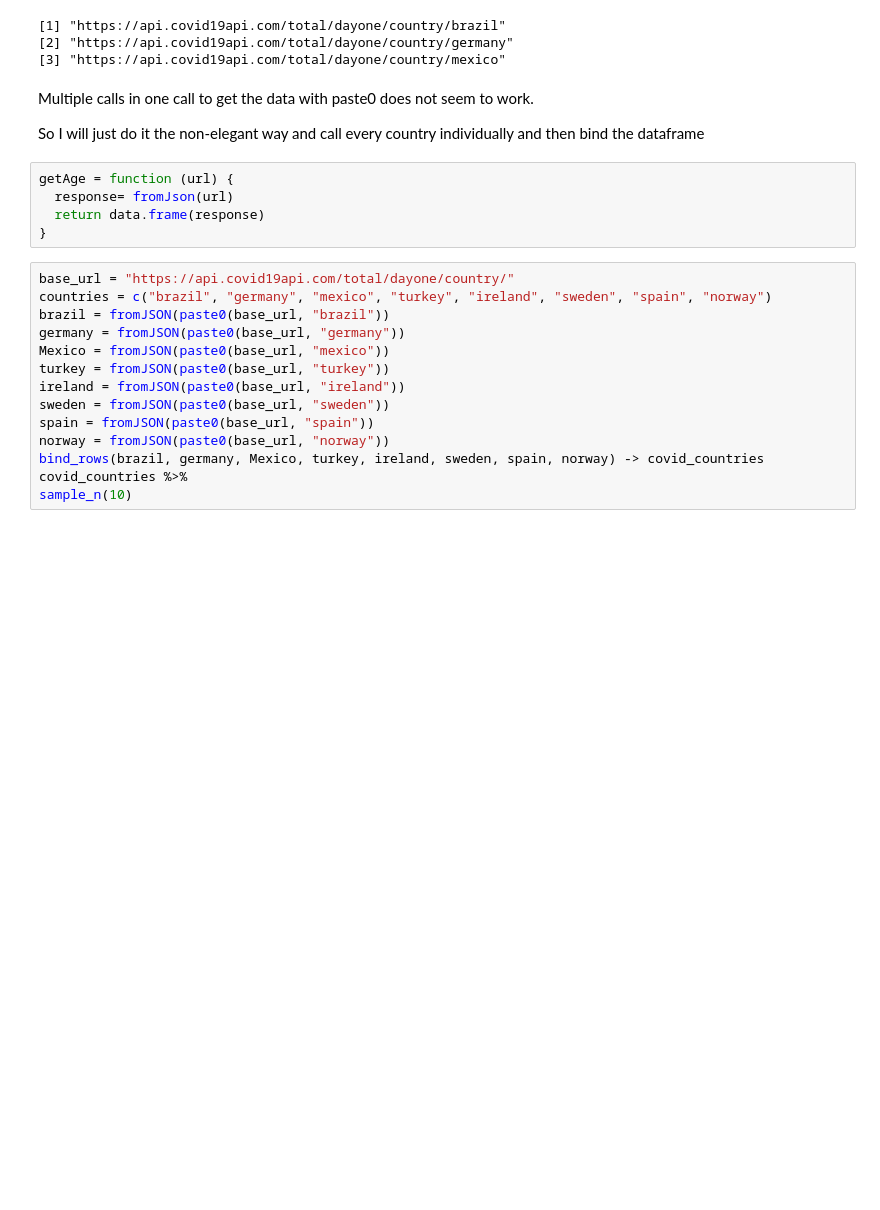
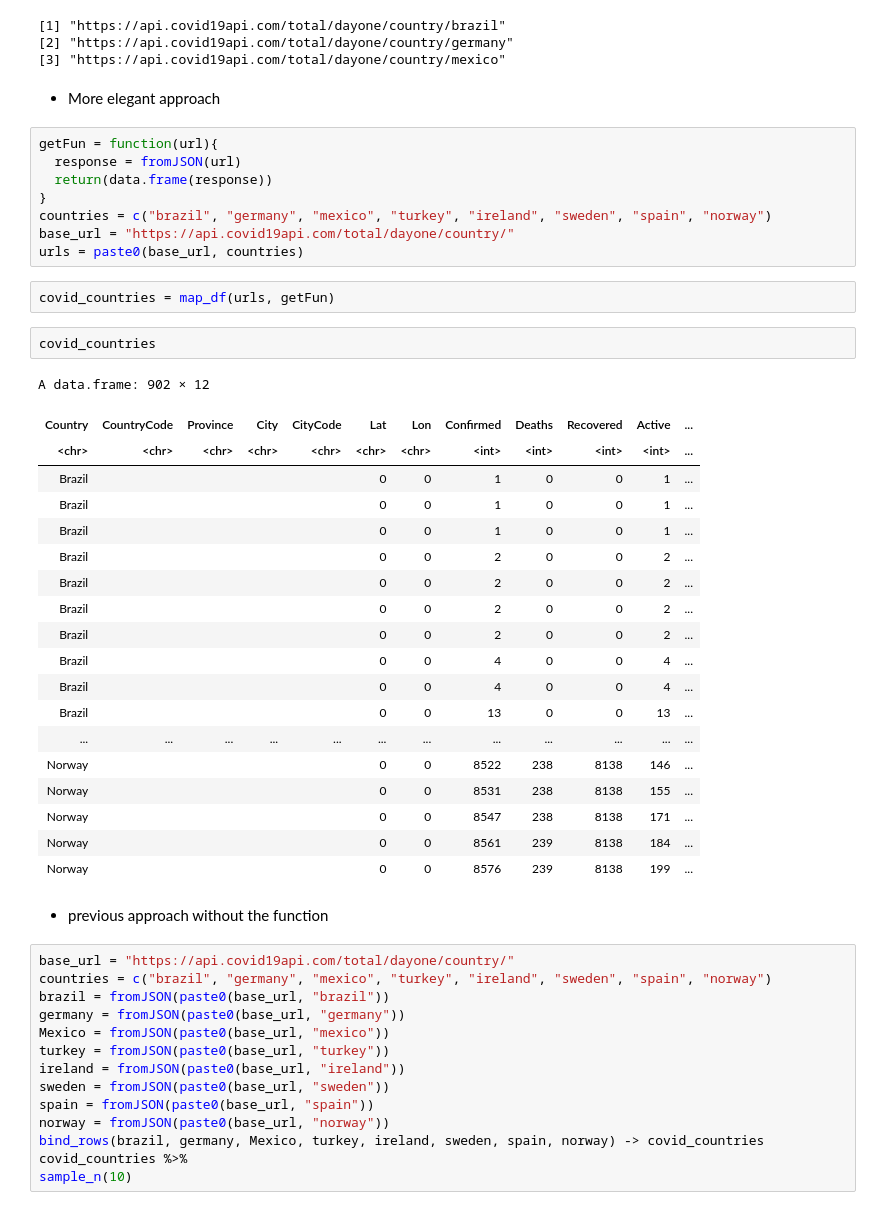
Before and after one commit to michiWS1920/ADS20, a Jupyter notebook: ADS_Programming_Assignment_2.ipynb, the cells around one changed output. Saved outputs shown, nothing was run; the diff lists cells and outputs as text; blank space fills up the shorter version.

```diff
--- a/ADS_Programming_Assignment_2.ipynb
+++ b/ADS_Programming_Assignment_2.ipynb
@@ -89,15 +83,42 @@ urls
 [1] "https://api.covid19api.com/total/dayone/country/brazil"
 [2] "https://api.covid19api.com/total/dayone/country/germany"
 [3] "https://api.covid19api.com/total/dayone/country/mexico"
-# %% [markdown]
-Multiple calls in one call to get the data with paste0 does not seem to work.
-
-So I will just do it the non-elegant way and call every country individually and then bind the dataframe
-# %%
-getAge = function (url) {
-  response= fromJson(url)
-  return data.frame(response)
-}
+# %% [markdown]
+* More elegant approach
+# %%
+getFun = function(url){
+  response = fromJSON(url)
+  return(data.frame(response))
+}
+countries = c("brazil", "germany", "mexico", "turkey", "ireland", "sweden", "spain", "norway")
+base_url = "https://api.covid19api.com/total/dayone/country/"
+urls = paste0(base_url, countries)
+# %%
+covid_countries = map_df(urls, getFun)
+# %%
+covid_countries
+# %% [output]
+A data.frame: 902 × 12
+| Country | CountryCode | Province | City | CityCode | Lat | Lon | Confirmed | Deaths | Recovered | Active | ... |
+| <chr> | <chr> | <chr> | <chr> | <chr> | <chr> | <chr> | <int> | <int> | <int> | <int> | ... |
+| Brazil |  |  |  |  | 0 | 0 | 1 | 0 | 0 | 1 | ... |
+| Brazil |  |  |  |  | 0 | 0 | 1 | 0 | 0 | 1 | ... |
+| Brazil |  |  |  |  | 0 | 0 | 1 | 0 | 0 | 1 | ... |
+| Brazil |  |  |  |  | 0 | 0 | 2 | 0 | 0 | 2 | ... |
+| Brazil |  |  |  |  | 0 | 0 | 2 | 0 | 0 | 2 | ... |
+| Brazil |  |  |  |  | 0 | 0 | 2 | 0 | 0 | 2 | ... |
+| Brazil |  |  |  |  | 0 | 0 | 2 | 0 | 0 | 2 | ... |
+| Brazil |  |  |  |  | 0 | 0 | 4 | 0 | 0 | 4 | ... |
+| Brazil |  |  |  |  | 0 | 0 | 4 | 0 | 0 | 4 | ... |
+| Brazil |  |  |  |  | 0 | 0 | 13 | 0 | 0 | 13 | ... |
+| ... | ... | ... | ... | ... | ... | ... | ... | ... | ... | ... | ... |
+| Norway |  |  |  |  | 0 | 0 | 8522 | 238 | 8138 | 146 | ... |
+| Norway |  |  |  |  | 0 | 0 | 8531 | 238 | 8138 | 155 | ... |
+| Norway |  |  |  |  | 0 | 0 | 8547 | 238 | 8138 | 171 | ... |
+| Norway |  |  |  |  | 0 | 0 | 8561 | 239 | 8138 | 184 | ... |
+| Norway |  |  |  |  | 0 | 0 | 8576 | 239 | 8138 | 199 | ... |
+# %% [markdown]
+* previous approach without the function
 # %%
 base_url = "https://api.covid19api.com/total/dayone/country/"
 countries = c("brazil", "germany", "mexico", "turkey", "ireland", "sweden", "spain", "norway")
```
Also changed, not shown: parts of 3 cells of this notebook.
